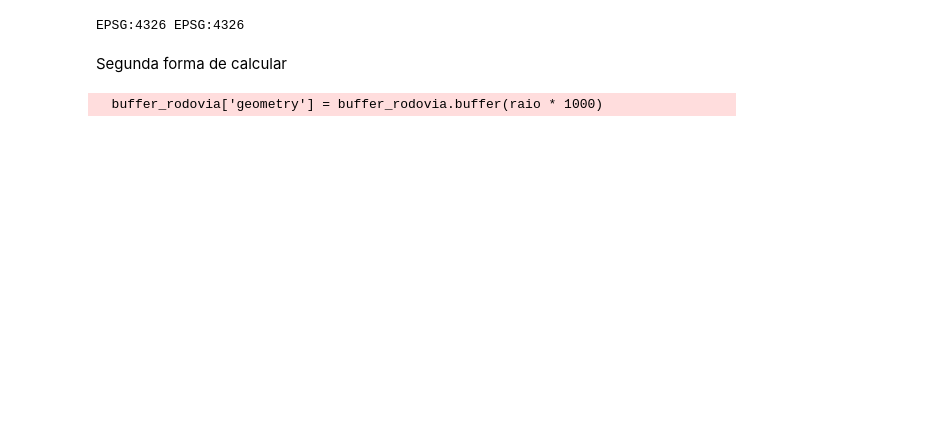
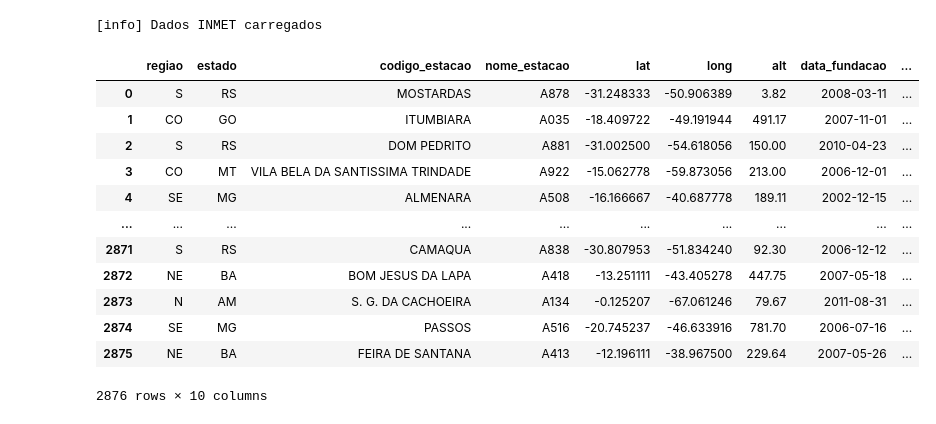
Before and after one commit to GuiBatalhoti/Dados_ANTT, a Jupyter notebook: notebooks/seleciona_datasets_inmet.ipynb, the cells around one changed output. Saved outputs shown, nothing was run; the diff lists cells and outputs as text; code cells hidden in the pictures; blank space fills up the shorter version.

Commit message:
selecionando as estações mais proximas br101-sc, juntando os dados das estações

```diff
--- a/notebooks/seleciona_datasets_inmet.ipynb
+++ b/notebooks/seleciona_datasets_inmet.ipynb
@@ -7,5 +9,5 @@ import shapely
 # %%
-def abrir_dados_estacoes() -> gpd.GeoDataFrame:
+def abrir_dados_estacoes() -> pd.DataFrame:
     dados_inmet = {
         'regiao': [],
         'estado': [],
@@ -35,6 +37,4 @@ def abrir_dados_estacoes() -> gpd.GeoDataFrame:
                     dados_inmet['nome_arquivo'].append(os.path.join(caminho_inmet, dir, file))
 
     print("[info] Dados INMET carregados")
-    return gpd.GeoDataFrame(dados_inmet,
-                            geometry=gpd.points_from_xy(dados_inmet['long'], dados_inmet['lat'])
-                            ).drop(columns=['lat', 'long'])
+    return pd.DataFrame(dados_inmet)
@@ -223,22 +41,21 @@ m.save('mapa.html')
-# %%
-print(pista_principal_gdf.crs, inmet_gdf.crs)
-# %% [output]
-EPSG:4326 EPSG:4326
-# %% [markdown]
-Segunda forma de calcular
-# %%
-pista_principal_gdf.to_crs("EPSG:32633")
-inmet_gdf.to_crs("EPSG:32633")
-
-raio = 2
-buffer_rodovia = pista_principal_gdf.copy()
-buffer_rodovia['geometry'] = buffer_rodovia.buffer(raio * 1000)
-
-estacoes_proximas = gpd.sjoin(buffer_rodovia, inmet_gdf, op='within')
-
-pista_principal_gdf.to_crs("EPSG:4326")
-inmet_gdf.to_crs("EPSG:4326")
-
-estacoes_proximas.to_csv('estacoes_proximas.csv')
-# %% [output]
-  buffer_rodovia['geometry'] = buffer_rodovia.buffer(raio * 1000)
+# %%
+inmet_df = abrir_dados_estacoes()
+inmet_gdf = gpd.GeoDataFrame(inmet_df, geometry=gpd.points_from_xy(inmet_df['long'], inmet_df['lat']))
+inmet_gdf.crs = "EPSG:4326"
+inmet_gdf.to_file('../data/INMET/estacoes_inmet.geojson', driver='GeoJSON')
+inmet_gdf
+# %% [output]
+[info] Dados INMET carregados
+|  | regiao | estado | codigo_estacao | nome_estacao | lat | long | alt | data_fundacao | ... |
+| 0 | S | RS | MOSTARDAS | A878 | -31.248333 | -50.906389 | 3.82 | 2008-03-11 | ... |
+| 1 | CO | GO | ITUMBIARA | A035 | -18.409722 | -49.191944 | 491.17 | 2007-11-01 | ... |
+| 2 | S | RS | DOM PEDRITO | A881 | -31.002500 | -54.618056 | 150.00 | 2010-04-23 | ... |
+| 3 | CO | MT | VILA BELA DA SANTISSIMA TRINDADE | A922 | -15.062778 | -59.873056 | 213.00 | 2006-12-01 | ... |
+| 4 | SE | MG | ALMENARA | A508 | -16.166667 | -40.687778 | 189.11 | 2002-12-15 | ... |
+| ... | ... | ... | ... | ... | ... | ... | ... | ... | ... |
+| 2871 | S | RS | CAMAQUA | A838 | -30.807953 | -51.834240 | 92.30 | 2006-12-12 | ... |
+| 2872 | NE | BA | BOM JESUS DA LAPA | A418 | -13.251111 | -43.405278 | 447.75 | 2007-05-18 | ... |
+| 2873 | N | AM | S. G. DA CACHOEIRA | A134 | -0.125207 | -67.061246 | 79.67 | 2011-08-31 | ... |
+| 2874 | SE | MG | PASSOS | A516 | -20.745237 | -46.633916 | 781.70 | 2006-07-16 | ... |
+| 2875 | NE | BA | FEIRA DE SANTANA | A413 | -12.196111 | -38.967500 | 229.64 | 2007-05-26 | ... |
+2876 rows × 10 columns
```
Also changed, not shown: parts of 14 cells of this notebook, 7 other files.
